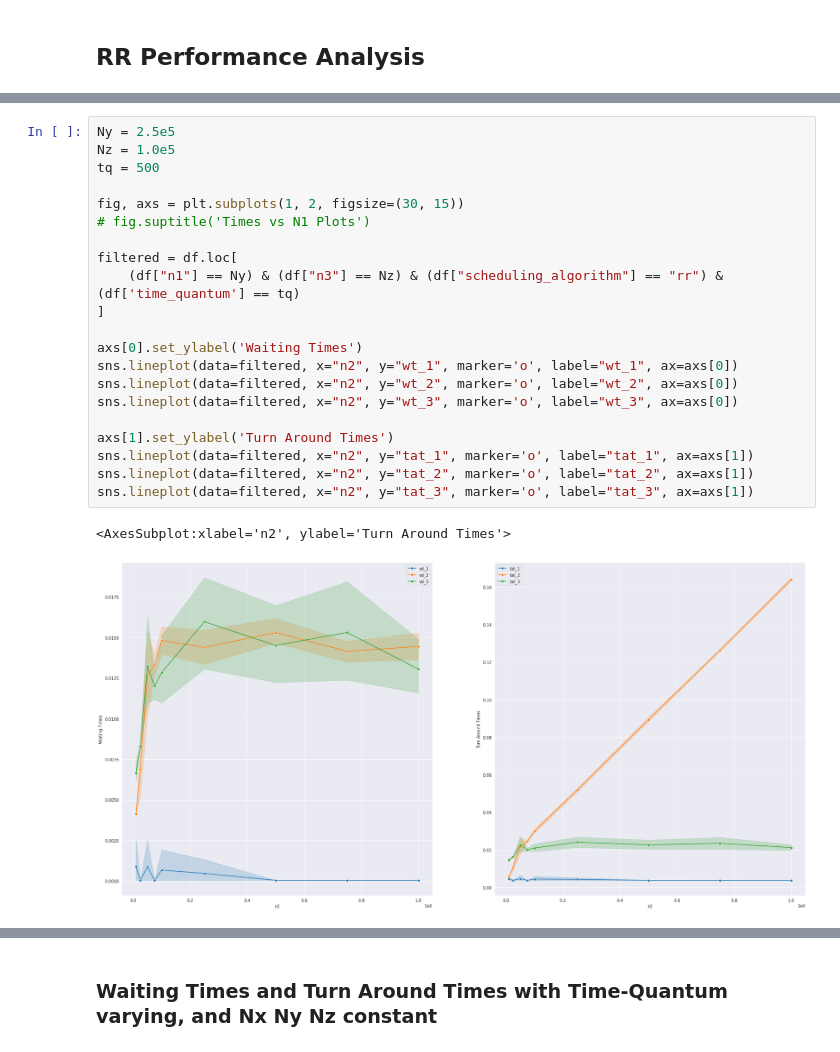
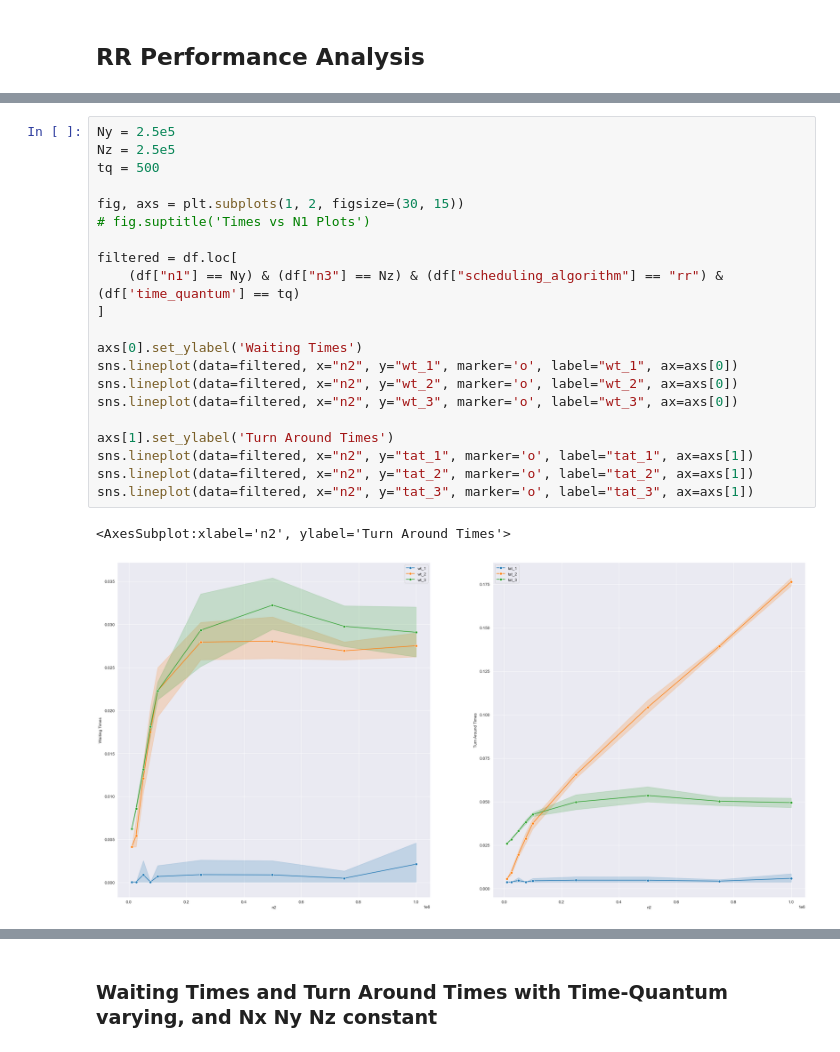
Before and after one commit to the-hyp0cr1t3/FCFS-RR-Scheduling, a Jupyter notebook: analysis/report.ipynb, the cells around one changed output, grey strips where cells are left out. Drawn from its saved outputs; the diff is of its cells as text.

```diff
--- a/analysis/report.ipynb
+++ b/analysis/report.ipynb
@@ -128,24 +160,24 @@ sns.lineplot(data=filtered, x="n1", y="tat_3", marker='o', label="tat_3", ax=axs
 # %%
 Ny = 2.5e5
-Nz = 1.0e5
+Nz = 2.5e5
 tq = 500
 
 fig, axs = plt.subplots(1, 2, figsize=(30, 15))
 # fig.suptitle('Times vs N1 Plots')
 
 filtered = df.loc[
     (df["n1"] == Ny) & (df["n3"] == Nz) & (df["scheduling_algorithm"] == "rr") & (df['time_quantum'] == tq)
 ]
 
 axs[0].set_ylabel('Waiting Times')
 sns.lineplot(data=filtered, x="n2", y="wt_1", marker='o', label="wt_1", ax=axs[0])
 sns.lineplot(data=filtered, x="n2", y="wt_2", marker='o', label="wt_2", ax=axs[0])
 sns.lineplot(data=filtered, x="n2", y="wt_3", marker='o', label="wt_3", ax=axs[0])
 
 axs[1].set_ylabel('Turn Around Times')
 sns.lineplot(data=filtered, x="n2", y="tat_1", marker='o', label="tat_1", ax=axs[1])
 sns.lineplot(data=filtered, x="n2", y="tat_2", marker='o', label="tat_2", ax=axs[1])
 sns.lineplot(data=filtered, x="n2", y="tat_3", marker='o', label="tat_3", ax=axs[1])
 # %% [output]
 <AxesSubplot:xlabel='n2', ylabel='Turn Around Times'>
-[figure, old version]
+[figure, new version]
```
Also changed, not shown: parts of 10 cells of this notebook.
